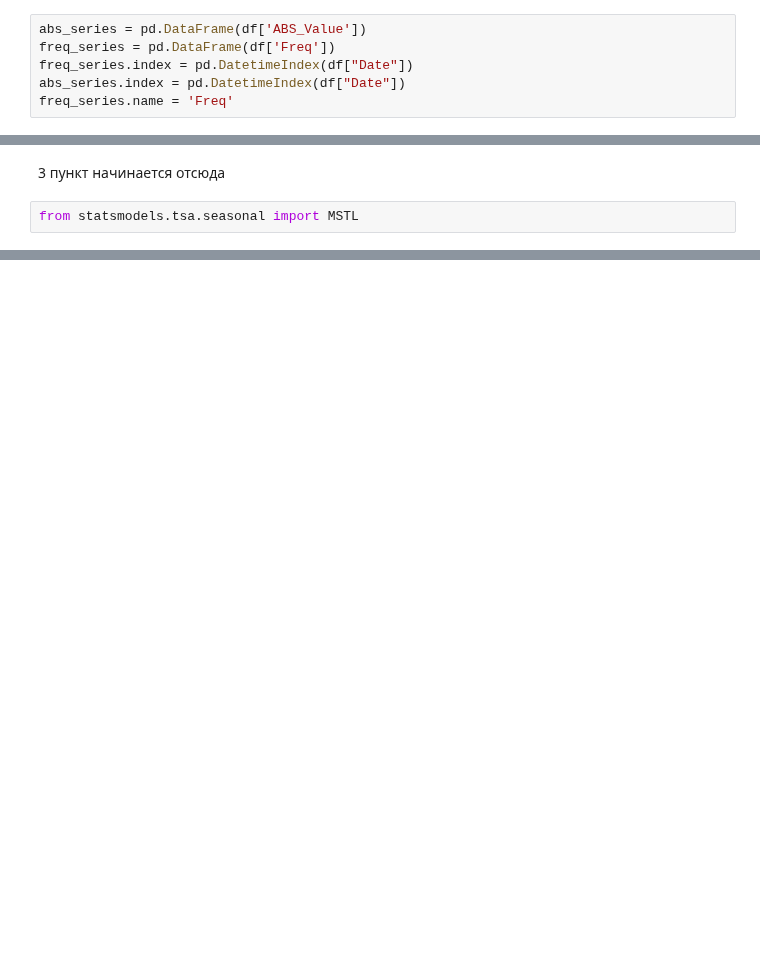
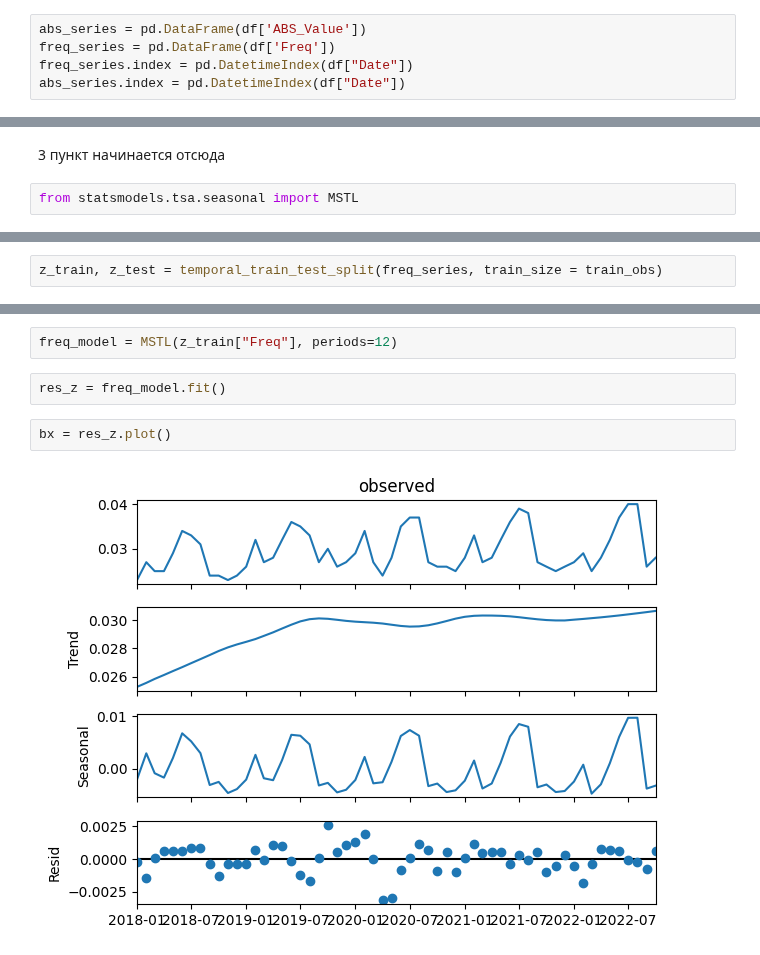
Before and after one commit to Legard525/DataScienceProject, a Jupyter notebook: Predictions.ipynb, the cells around one changed output, grey strips where cells are left out. Cells and saved outputs as stored; diff of their text form; blank space fills up the shorter version.

```diff
--- a/Predictions.ipynb
+++ b/Predictions.ipynb
@@ -18,7 +18,6 @@ abs_series = pd.DataFrame(df['ABS_Value'])
 freq_series = pd.DataFrame(df['Freq'])
 freq_series.index = pd.DatetimeIndex(df["Date"])
 abs_series.index = pd.DatetimeIndex(df["Date"])
-freq_series.name = 'Freq'
 # %%
 freq_series.head()
 # %% [output]
@@ -84,2 +81,4 @@ ax = res.plot()
 # %% [output]
 [figure]
+# %%
+z_train, z_test = temporal_train_test_split(freq_series, train_size = train_obs)
@@ -85,0 +102,8 @@ ax = res.plot()
+# %%
+freq_model = MSTL(z_train["Freq"], periods=12)
+# %%
+res_z = freq_model.fit()
+# %%
+bx = res_z.plot()
+# %% [output]
+[figure, added]
```
Also changed, not shown: parts of 8 cells of this notebook.
